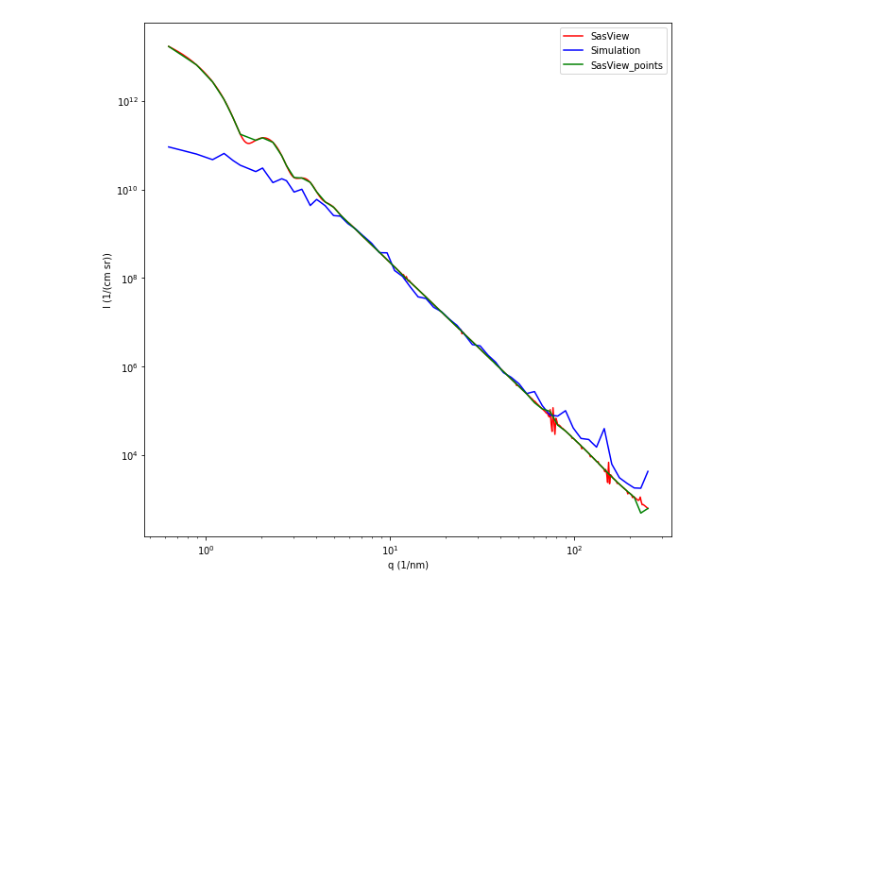
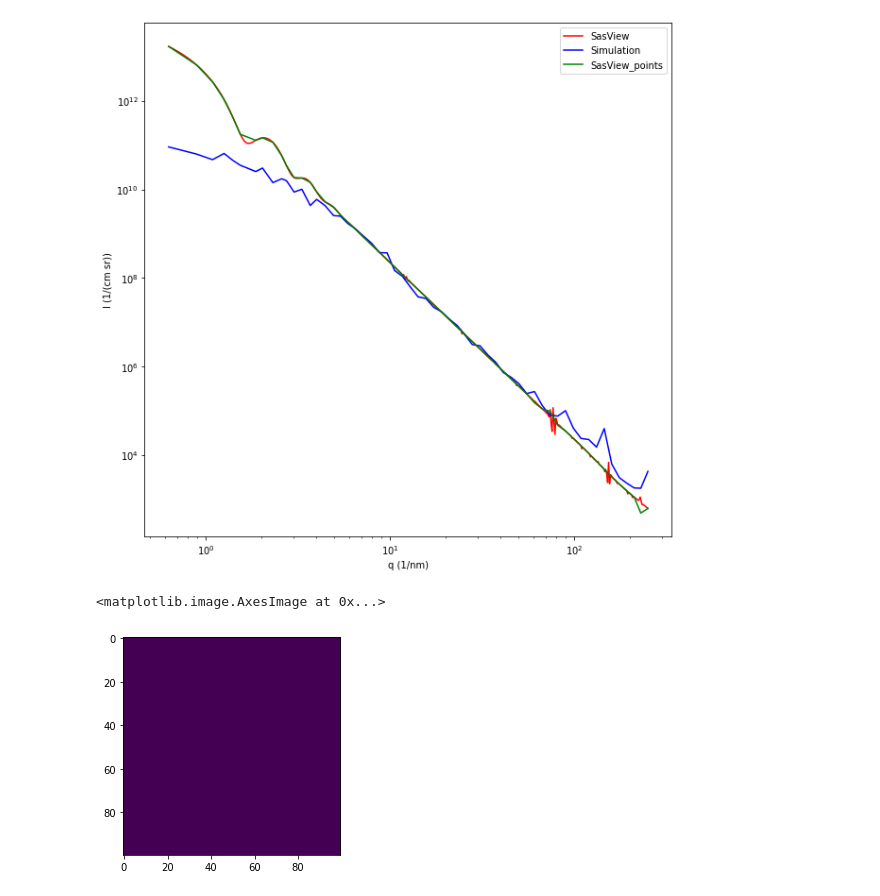
Before and after one commit to sofyalaski/SAXS-simulations, a Jupyter notebook: creating_forms.ipynb, the cells around one changed output. Saved outputs shown, nothing was run; the diff lists cells and outputs as text; code cells hidden in the pictures; blank space fills up the shorter version.

```diff
--- a/creating_forms.ipynb
+++ b/creating_forms.ipynb
@@ -208,0 +217,6 @@ plt.legend()
+# %%
+box = np.zeros((100,100))
+plt.imshow(box)
+# %% [output]
+<matplotlib.image.AxesImage at 0x...>
+[figure, added]
```
Also changed, not shown: parts of 13 cells of this notebook, 1 other file.
